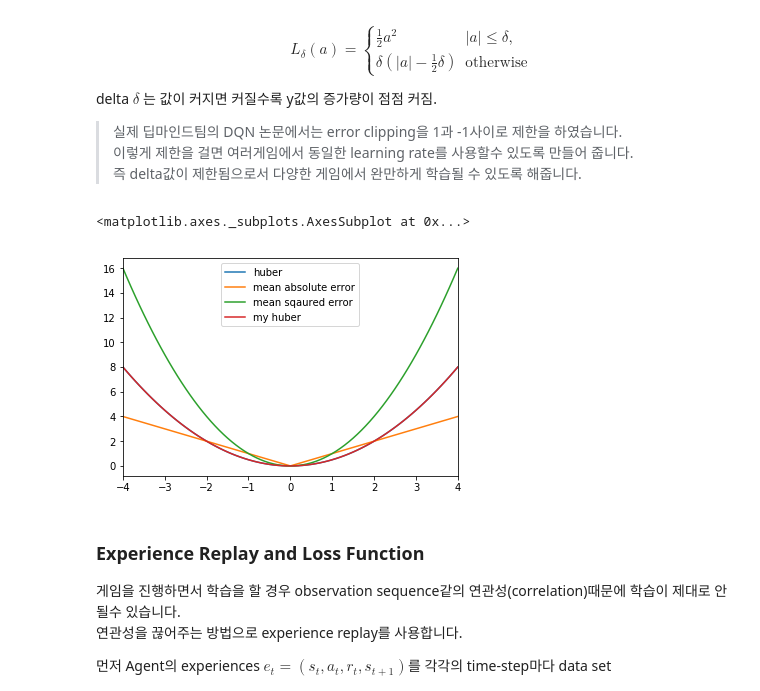
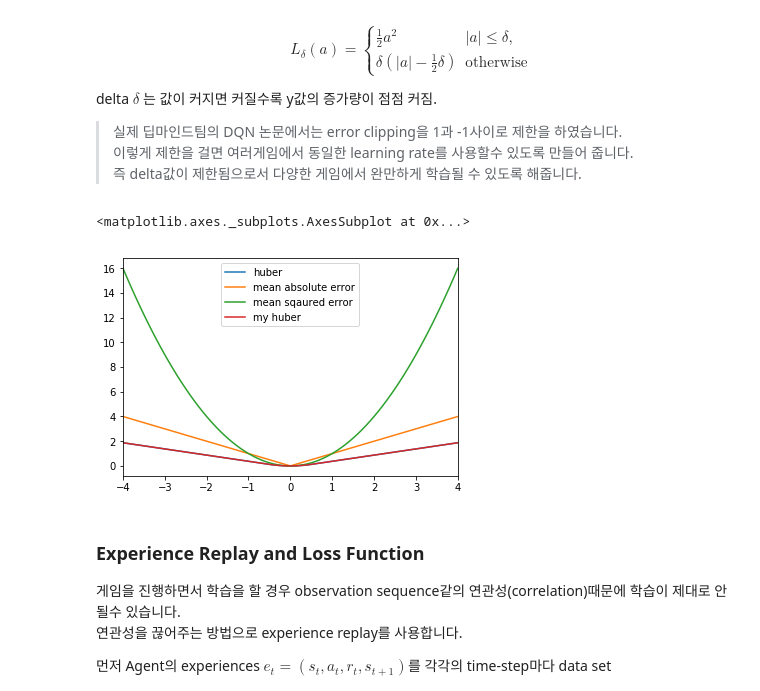
Before and after one commit to AndersonJo/dqn-pytorch, a Jupyter notebook: 70 [DQN] Deep Reinforcement Learning.ipynb, the cells around one changed output. Drawn from its saved outputs; the diff is of its cells as text; code cells hidden in the pictures.

```diff
--- a/70 [DQN] Deep Reinforcement Learning.ipynb
+++ b/70 [DQN] Deep Reinforcement Learning.ipynb
@@ -155,7 +155,7 @@ delta $ \delta $ 는 값이 커지면 커질수록 y값의 증가량이 점점
 > 이렇게 제한을 걸면 여러게임에서 동일한 learning rate를 사용할수 있도록 만들어 줍니다. <br>
 > 즉 delta값이 제한됨으로서 다양한 게임에서 완만하게 학습될 수 있도록 해줍니다.
 # %%
-DELTA = 4
+DELTA = 0.5
 
 
 
@@ -167,34 +167,34 @@ data = {'mean sqaured error': [],
 x = np.arange(-4, 4.1, 0.1)
 
 def anderson_huber(delta, value):
     """
     scipy.special.huber의 결과값과 동일하게 나옴.
     """
 
     if abs(value) <= delta:
         return 1/2 * value**2
     return delta * (abs(value) - 1/2 * delta)
 
 for y in x:
     mse = mean_squared_error([0], [y])
     mae = mean_absolute_error([0], [y])
     he = huber(DELTA, 0-y)
     my_he = anderson_huber(DELTA, 0-y)
     phe = pseudo_huber(DELTA, 0-y)
 
     data['mean sqaured error'].append(mse)
     data['mean absolute error'].append(mae)
     data['huber'].append(he)
     data['pseudo huber'].append(phe)
     data['my huber'].append(my_he)
 
 
 del data['pseudo huber']
 data = pd.DataFrame(data, index=x)
 data.plot()
 # %% [output]
 <matplotlib.axes._subplots.AxesSubplot at 0x...>
-[figure, old version]
+[figure, new version]
 # %% [markdown]
 ### Experience Replay and Loss Function
 
```
Also changed, not shown: parts of 10 cells of this notebook, 1 other file.
